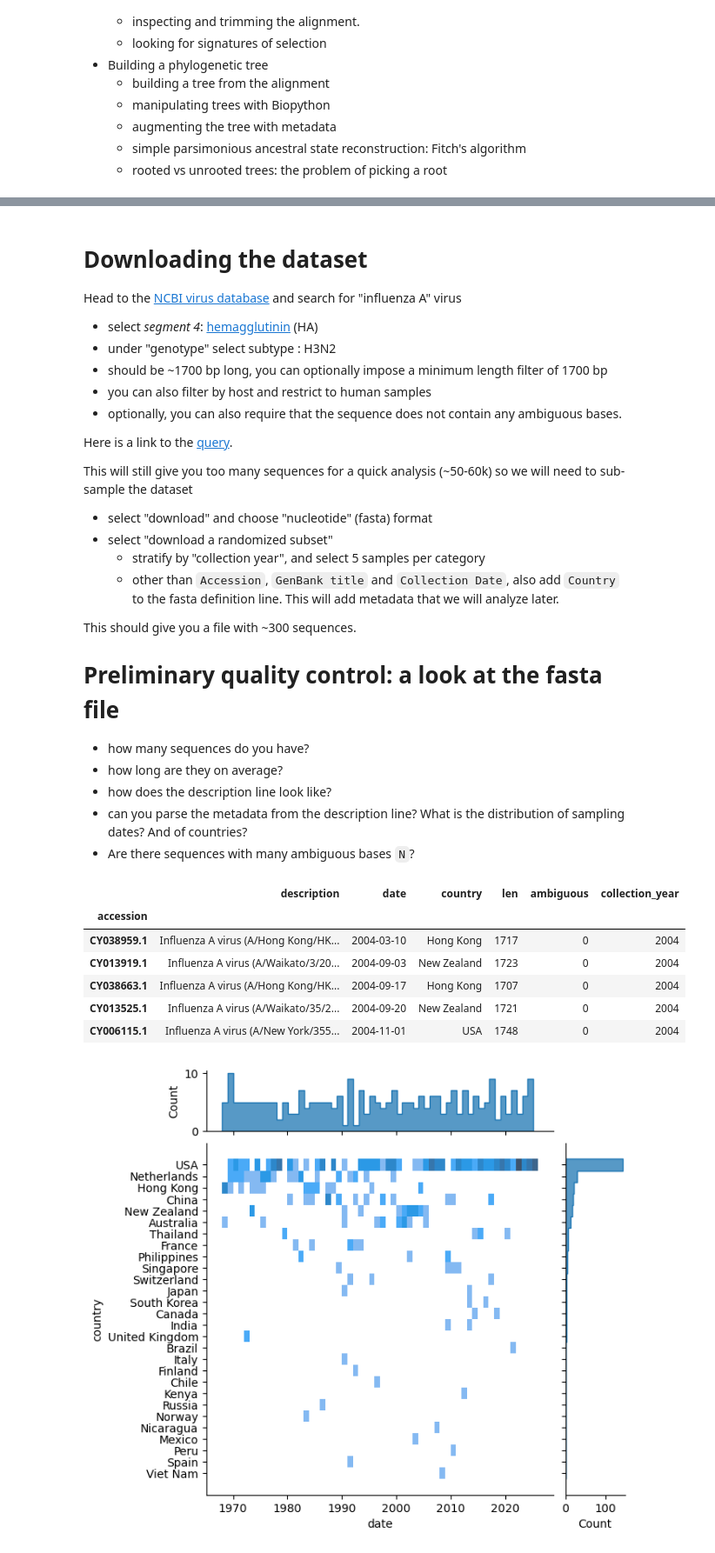
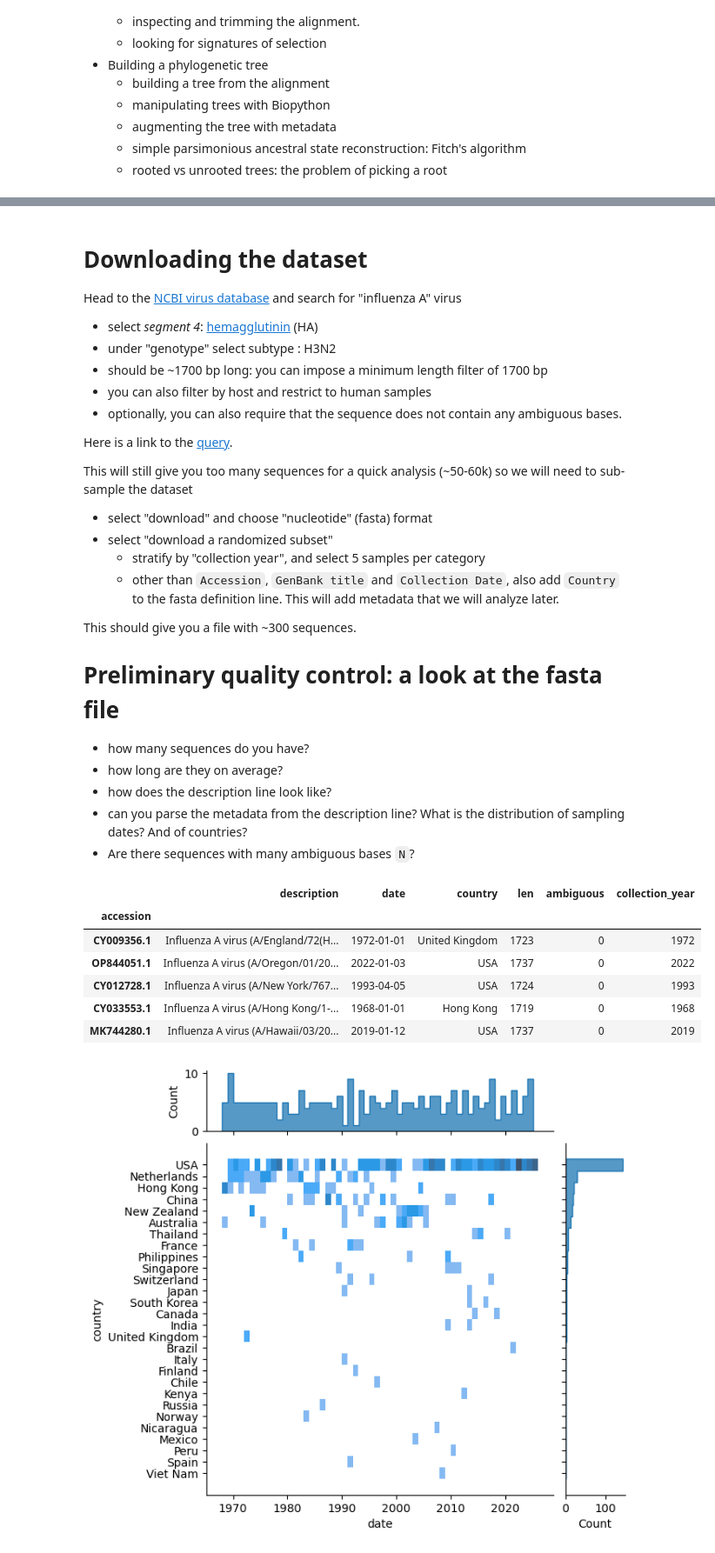
Before and after one commit to mmolari/2025_cb2_lecture, a Jupyter notebook: n01_alignment.ipynb, the cells around one changed output, grey strips where cells are left out. Shown at 87% size. Saved outputs shown, nothing was run; the diff lists cells and outputs as text; code cells hidden in the pictures.

```diff
--- a/n01_alignment.ipynb
+++ b/n01_alignment.ipynb
@@ -53,7 +53,7 @@ Head to the [NCBI virus database](https://www.ncbi.nlm.nih.gov/labs/virus/) and
 
 - select _segment 4_: [hemagglutinin](https://en.wikipedia.org/wiki/Hemagglutinin_(influenza)) (HA)
 - under "genotype" select subtype : H3N2
-- should be ~1700 bp long, you can optionally impose a minimum length filter of 1700 bp
+- should be ~1700 bp long: you can impose a minimum length filter of 1700 bp
 - you can also filter by host and restrict to human samples
 - optionally, you can also require that the sequence does not contain any ambiguous bases.
 
@@ -88,39 +88,39 @@ for r in SeqIO.parse(fname, "fasta"):
     # Extract the metadata from the description
     metadata = r.description.split("|")
     seq = r.seq
     # Extract the relevant fields
     entry = {
         "accession": r.id,
         "description": metadata[1].replace(",","."),
         "date": metadata[2],
         "country": metadata[3],
         "len": len(seq),
         "ambiguous": len(seq) - sum([seq.count(b) for b in ["A", "C", "G", "T"]]),
     }
     entries.append(entry)
 
 # turn into pandas dataframe, parsing dates
 metadata = pd.DataFrame(entries).set_index("accession")
 metadata["date"] = pd.to_datetime(metadata["date"], format="ISO8601")
 metadata["collection_year"] = metadata["date"].dt.year
 # set country as a categorical variable, with order given by frequency
 metadata["country"] = metadata["country"].astype("category")
 metadata["country"] = metadata["country"].cat.reorder_categories(
     metadata["country"].value_counts().index.to_numpy(), ordered=True
 )
 
 # save the metadata DataFrame to a CSV file
 metadata.to_csv("results/h3n2_metadata.csv")
 
-metadata.head()
+display(metadata.sample(5))
 # %% [output]
 |  | description | date | country | len | ambiguous | collection_year |
 | accession |  |  |  |  |  |  |
-| CY038959.1 | Influenza A virus (A/Hong Kong/HK... | 2004-03-10 | Hong Kong | 1717 | 0 | 2004 |
-| CY013919.1 | Influenza A virus (A/Waikato/3/20... | 2004-09-03 | New Zealand | 1723 | 0 | 2004 |
-| CY038663.1 | Influenza A virus (A/Hong Kong/HK... | 2004-09-17 | Hong Kong | 1707 | 0 | 2004 |
-| CY013525.1 | Influenza A virus (A/Waikato/35/2... | 2004-09-20 | New Zealand | 1721 | 0 | 2004 |
-| CY006115.1 | Influenza A virus (A/New York/355... | 2004-11-01 | USA | 1748 | 0 | 2004 |
+| CY009356.1 | Influenza A virus (A/England/72(H... | 1972-01-01 | United Kingdom | 1723 | 0 | 1972 |
+| OP844051.1 | Influenza A virus (A/Oregon/01/20... | 2022-01-03 | USA | 1737 | 0 | 2022 |
+| CY012728.1 | Influenza A virus (A/New York/767... | 1993-04-05 | USA | 1724 | 0 | 1993 |
+| CY033553.1 | Influenza A virus (A/Hong Kong/1-... | 1968-01-01 | Hong Kong | 1719 | 0 | 1968 |
+| MK744280.1 | Influenza A virus (A/Hawaii/03/20... | 2019-01-12 | USA | 1737 | 0 | 2019 |
 # %%
 import seaborn as sns
 import matplotlib.pyplot as plt
```
Also changed, not shown: parts of 10 cells of this notebook, 12 other files.
